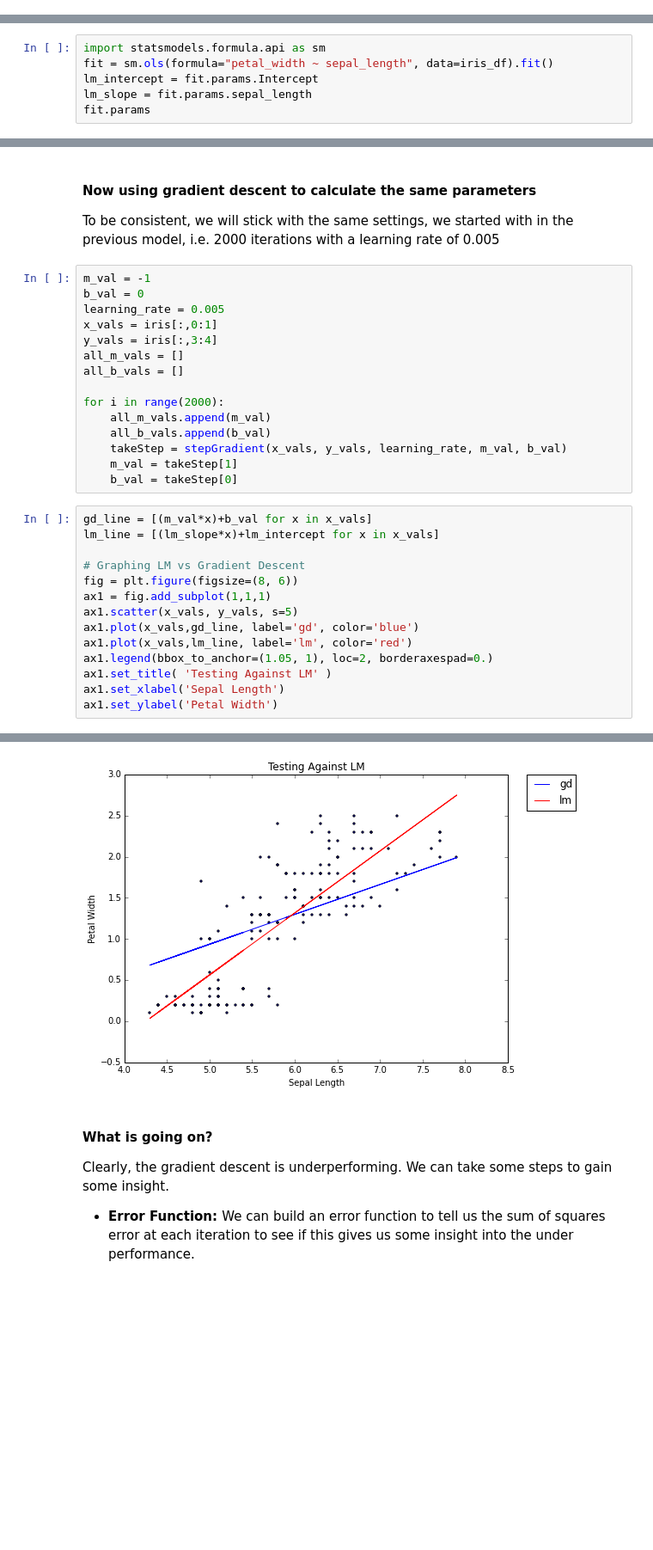
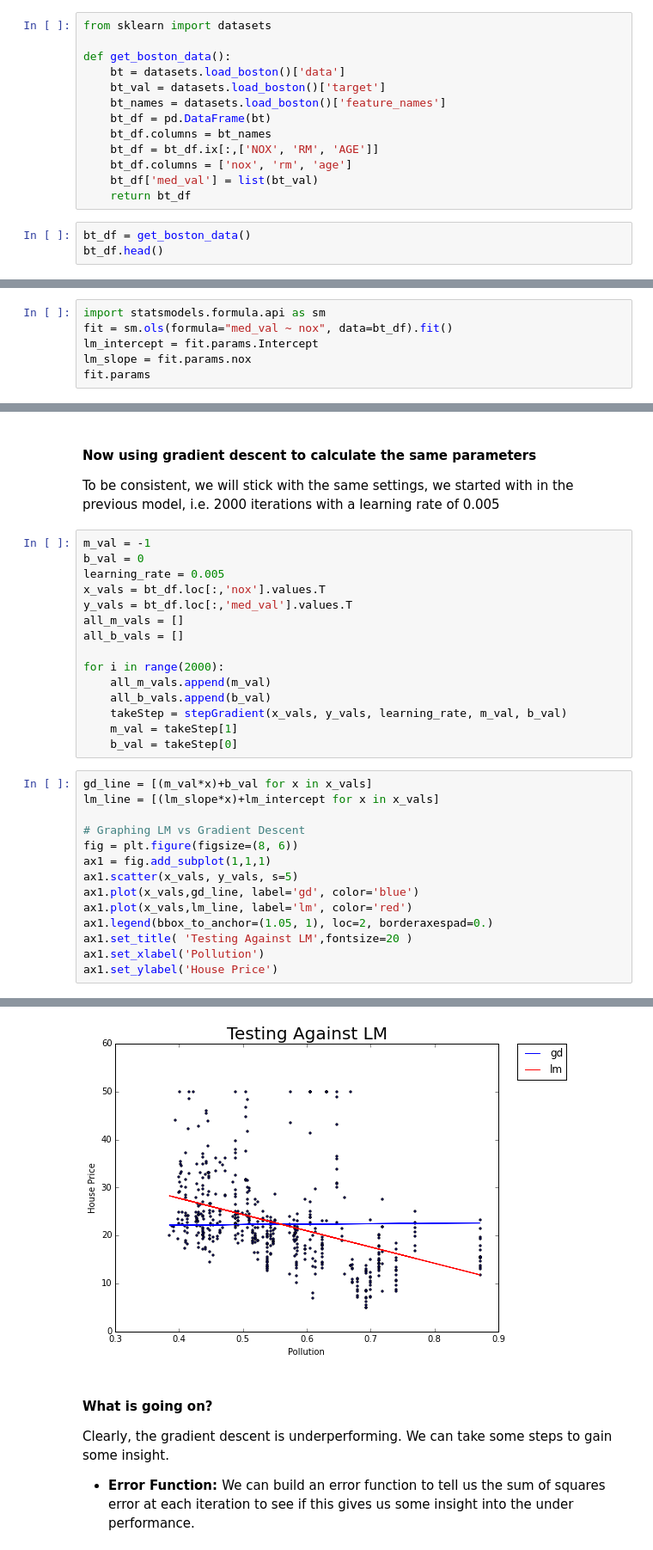
Before and after one commit to kristineromero/iPython, a Jupyter notebook: Machine_Learning/ML_LinearRegression.ipynb, the cells around one changed output, grey strips where cells are left out. Shown: that part at 86% size. Saved outputs shown, nothing was run; the diff lists cells and outputs as text; blank space fills up the shorter version.

```diff
--- a/Machine_Learning/ML_LinearRegression.ipynb
+++ b/Machine_Learning/ML_LinearRegression.ipynb
@@ -669,0 +661,16 @@ iris_df.head()
+# %%
+from sklearn import datasets
+
+def get_boston_data():
+    bt = datasets.load_boston()['data']
+    bt_val = datasets.load_boston()['target']
+    bt_names = datasets.load_boston()['feature_names']
+    bt_df = pd.DataFrame(bt)
+    bt_df.columns = bt_names
+    bt_df = bt_df.ix[:,['NOX', 'RM', 'AGE']]
+    bt_df.columns = ['nox', 'rm', 'age']
+    bt_df['med_val'] = list(bt_val)
+    return bt_df
+# %%
+bt_df = get_boston_data()
+bt_df.head()
@@ -685,8 +698,8 @@ ax1.set_ylabel('Pedal Width (cm)')
 #### Using a linear regression model to calculate the linear relationship - using ordinary least squares ####
 # %%
 import statsmodels.formula.api as sm
-fit = sm.ols(formula="petal_width ~ sepal_length", data=iris_df).fit()
+fit = sm.ols(formula="med_val ~ nox", data=bt_df).fit()
 lm_intercept = fit.params.Intercept
-lm_slope = fit.params.sepal_length
+lm_slope = fit.params.nox
 fit.params
 # %% [output]
@@ -700,8 +713,8 @@ To be consistent, we will stick with the same settings, we started with in the p
 m_val = -1
 b_val = 0
 learning_rate = 0.005
-x_vals = iris[:,0:1]
-y_vals = iris[:,3:4]
+x_vals = bt_df.loc[:,'nox'].values.T
+y_vals = bt_df.loc[:,'med_val'].values.T
 all_m_vals = []
 all_b_vals = []
 
@@ -714,20 +727,20 @@ for i in range(2000):
 # %%
 gd_line = [(m_val*x)+b_val for x in x_vals]
 lm_line = [(lm_slope*x)+lm_intercept for x in x_vals]
 
 # Graphing LM vs Gradient Descent
 fig = plt.figure(figsize=(8, 6))
 ax1 = fig.add_subplot(1,1,1)
 ax1.scatter(x_vals, y_vals, s=5)
 ax1.plot(x_vals,gd_line, label='gd', color='blue')
 ax1.plot(x_vals,lm_line, label='lm', color='red')
 ax1.legend(bbox_to_anchor=(1.05, 1), loc=2, borderaxespad=0.)
-ax1.set_title( 'Testing Against LM' )
-ax1.set_xlabel('Sepal Length')
-ax1.set_ylabel('Petal Width')
+ax1.set_title( 'Testing Against LM',fontsize=20 )
+ax1.set_xlabel('Pollution')
+ax1.set_ylabel('House Price')
 # %% [output]
 <matplotlib.text.Text at 0x...>
-[figure, old version]
+[figure, new version]
 # %% [markdown]
 #### What is going on? ####
 
```
Also changed, not shown: parts of 52 cells of this notebook.
